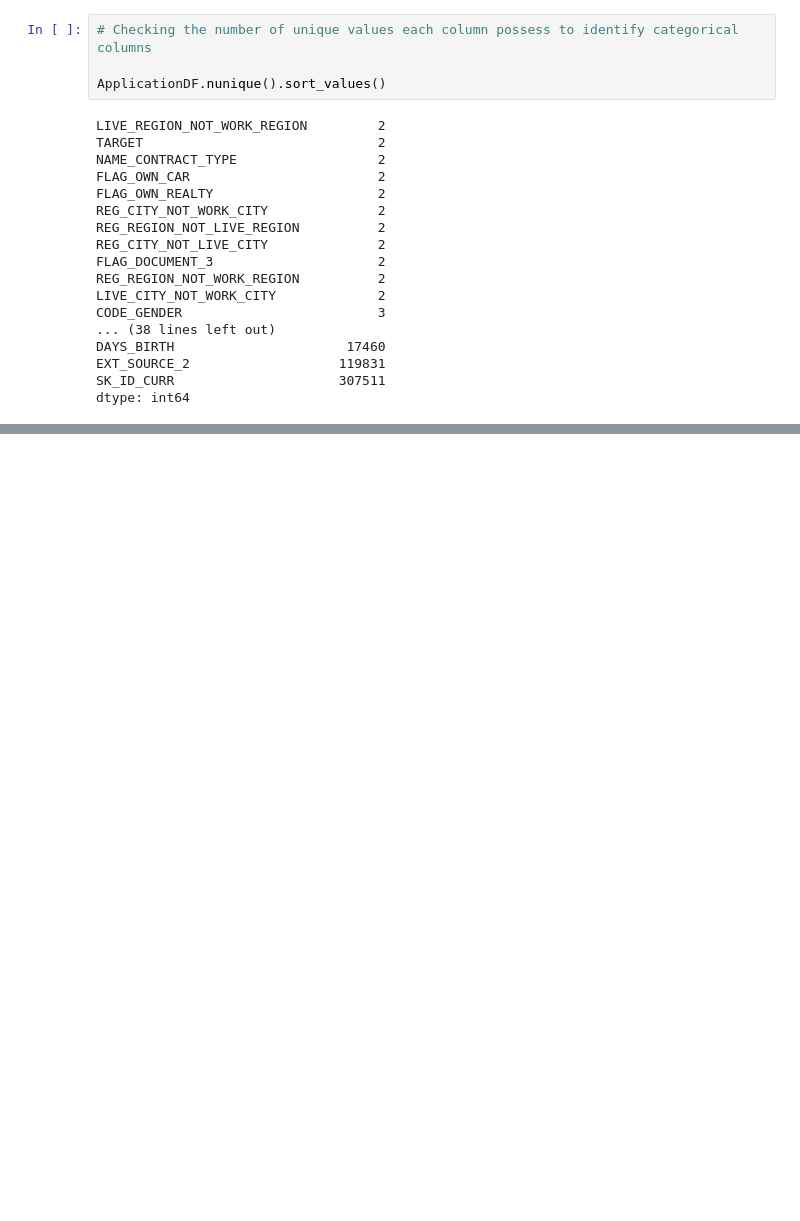
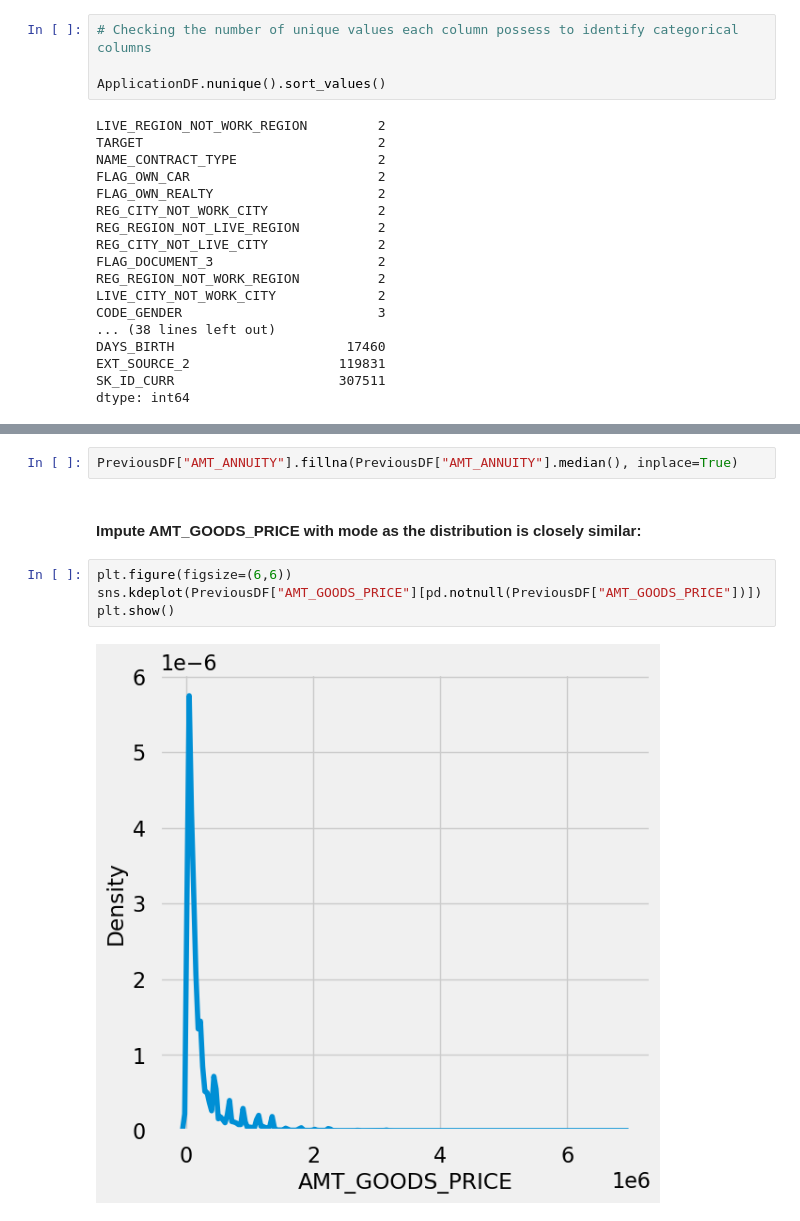
Before and after one commit to Rahul-shingade/Bank_Loan_Analysis, a Jupyter notebook: Bank _Loan_Default Risk_Analysis.ipynb, the cells around one changed output, grey strips where cells are left out. Drawn from its saved outputs; the diff is of its cells as text; blank space fills up the shorter version.

```diff
--- a/Bank _Loan_Default Risk_Analysis.ipynb
+++ b/Bank _Loan_Default Risk_Analysis.ipynb
@@ -658,0 +975,10 @@ dtype: int64
+# %%
+PreviousDF["AMT_ANNUITY"].fillna(PreviousDF["AMT_ANNUITY"].median(), inplace=True)
+# %% [markdown]
+#### Impute AMT_GOODS_PRICE with mode as the distribution is closely similar:
+# %%
+plt.figure(figsize=(6,6))
+sns.kdeplot(PreviousDF["AMT_GOODS_PRICE"][pd.notnull(PreviousDF["AMT_GOODS_PRICE"])])
+plt.show()
+# %% [output]
+[figure, added]
```
Also changed, not shown: parts of 55 cells of this notebook.
